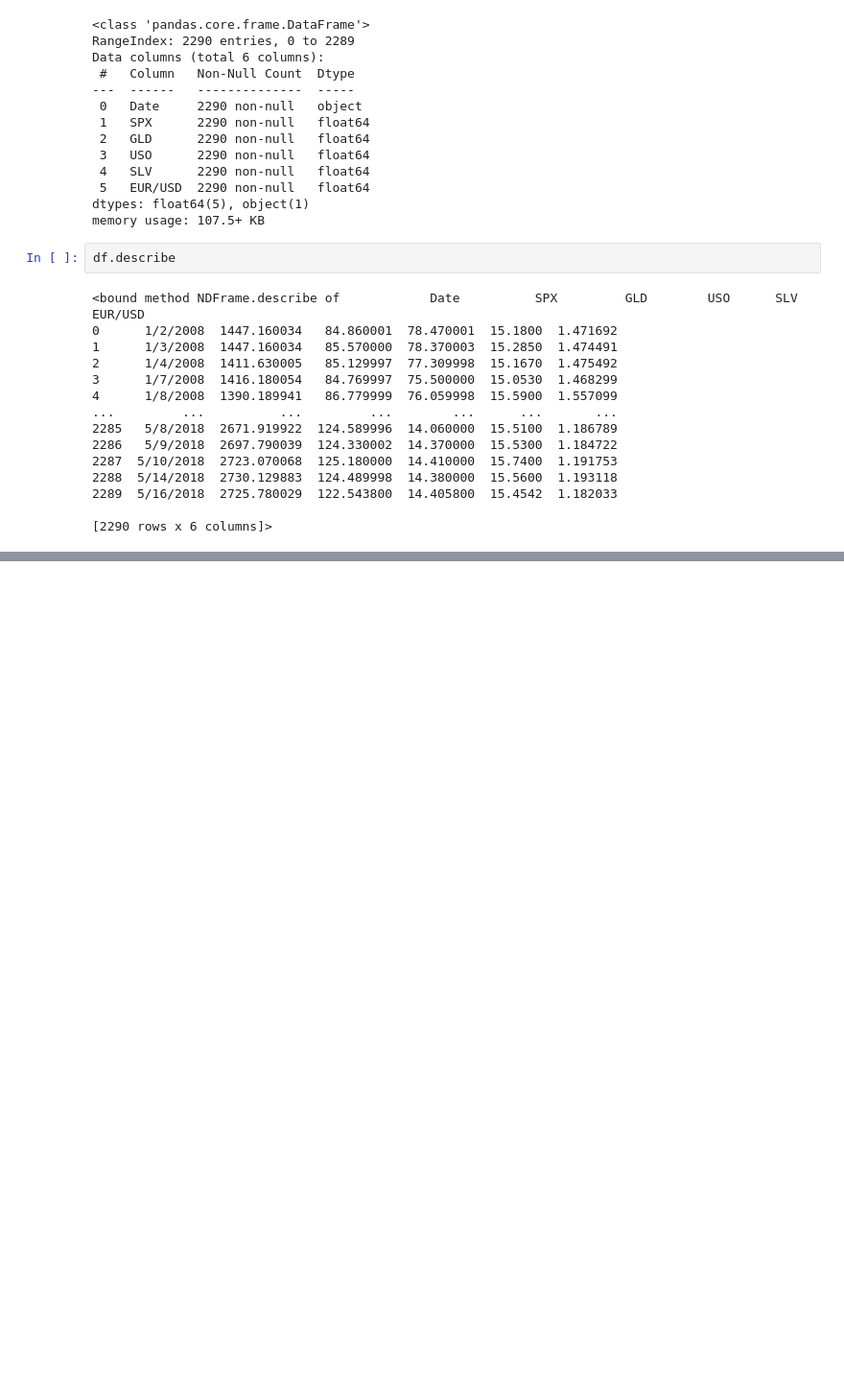
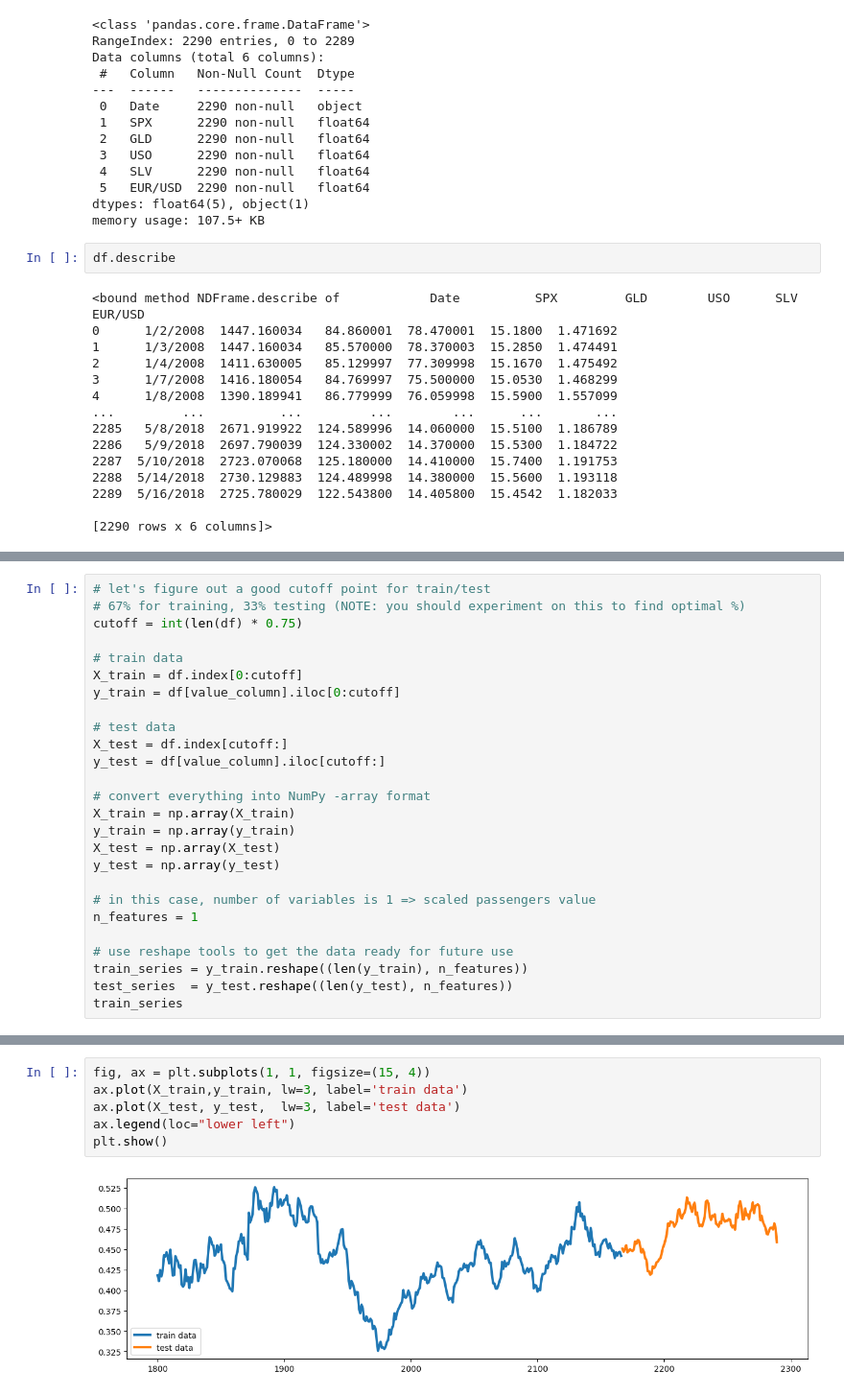
Before and after one commit to FabianZsolt/deeplearning, a Jupyter notebook: Assignments/Exercise project 4 – RNN - LSTM for time series forecasting/Exercise project 4 – RNN - LSTM for time series forecasting.ipynb, the cells around one changed output, grey strips where cells are left out. Shown at 96% size. Saved outputs shown, nothing was run; the diff lists cells and outputs as text; blank space fills up the shorter version.

```diff
--- a/Assignments/Exercise project 4 – RNN - LSTM for time series forecasting/Exercise project 4 – RNN - LSTM for time series forecasting.ipynb
+++ b/Assignments/Exercise project 4 – RNN - LSTM for time series forecasting/Exercise project 4 – RNN - LSTM for time series forecasting.ipynb
@@ -78,0 +80,26 @@ df
+# %%
+# let's figure out a good cutoff point for train/test
+# 67% for training, 33% testing (NOTE: you should experiment on this to find optimal %)
+cutoff = int(len(df) * 0.75)
+
+# train data
+X_train = df.index[0:cutoff]
+y_train = df[value_column].iloc[0:cutoff]
+
+# test data
+X_test = df.index[cutoff:]
+y_test = df[value_column].iloc[cutoff:]
+
+# convert everything into NumPy -array format
+X_train = np.array(X_train)
+y_train = np.array(y_train)
+X_test = np.array(X_test)
+y_test = np.array(y_test)
+
+# in this case, number of variables is 1 => scaled passengers value
+n_features = 1
+
+# use reshape tools to get the data ready for future use
+train_series = y_train.reshape((len(y_train), n_features))
+test_series  = y_test.reshape((len(y_test), n_features))
+train_series
@@ -78,0 +124,8 @@ df
+# %%
+fig, ax = plt.subplots(1, 1, figsize=(15, 4))
+ax.plot(X_train,y_train, lw=3, label='train data')
+ax.plot(X_test, y_test,  lw=3, label='test data')
+ax.legend(loc="lower left")
+plt.show()
+# %% [output]
+[figure, added]
```
Also changed, not shown: parts of 14 cells of this notebook, 1 other file.
